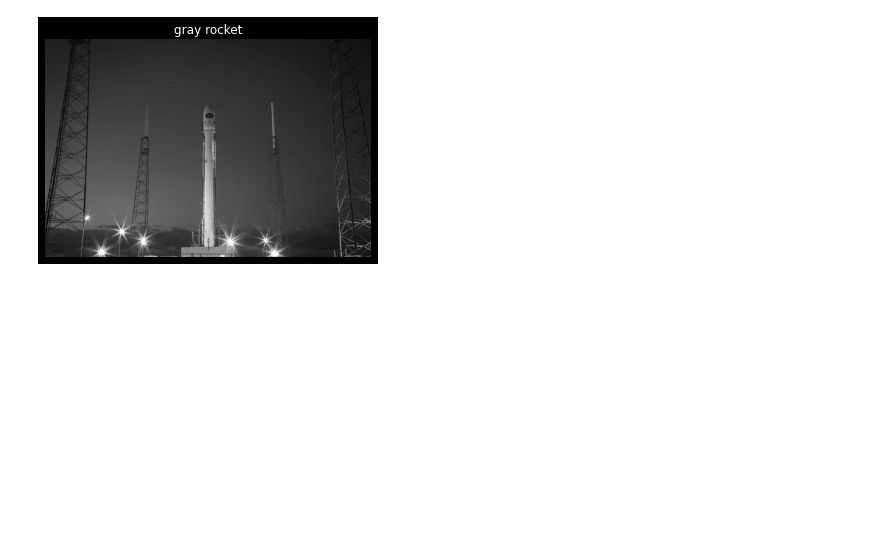
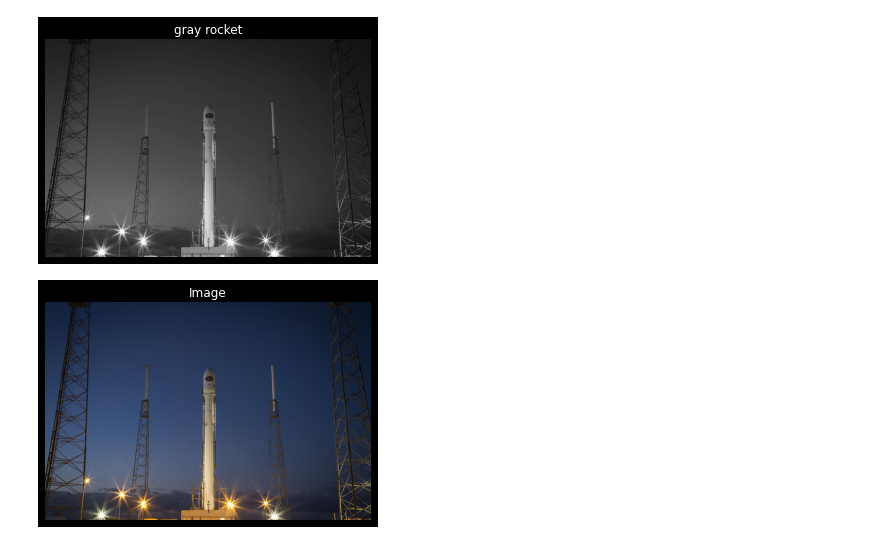
Before and after one commit to renan-lemes/python_labs, a Jupyter notebook: ProcessingImage/img.ipynb, the cells around one changed output. Cells and saved outputs as stored; diff of their text form; code cells hidden in the pictures; blank space fills up the shorter version.

```diff
--- a/ProcessingImage/img.ipynb
+++ b/ProcessingImage/img.ipynb
@@ -46,0 +51,4 @@ show_image(rocket_image_gray, 'gray rocket')
+# %%
+show_image(rocket_image)
+# %% [output]
+[figure, added]
```
Also changed, not shown: parts of 5 cells of this notebook.
